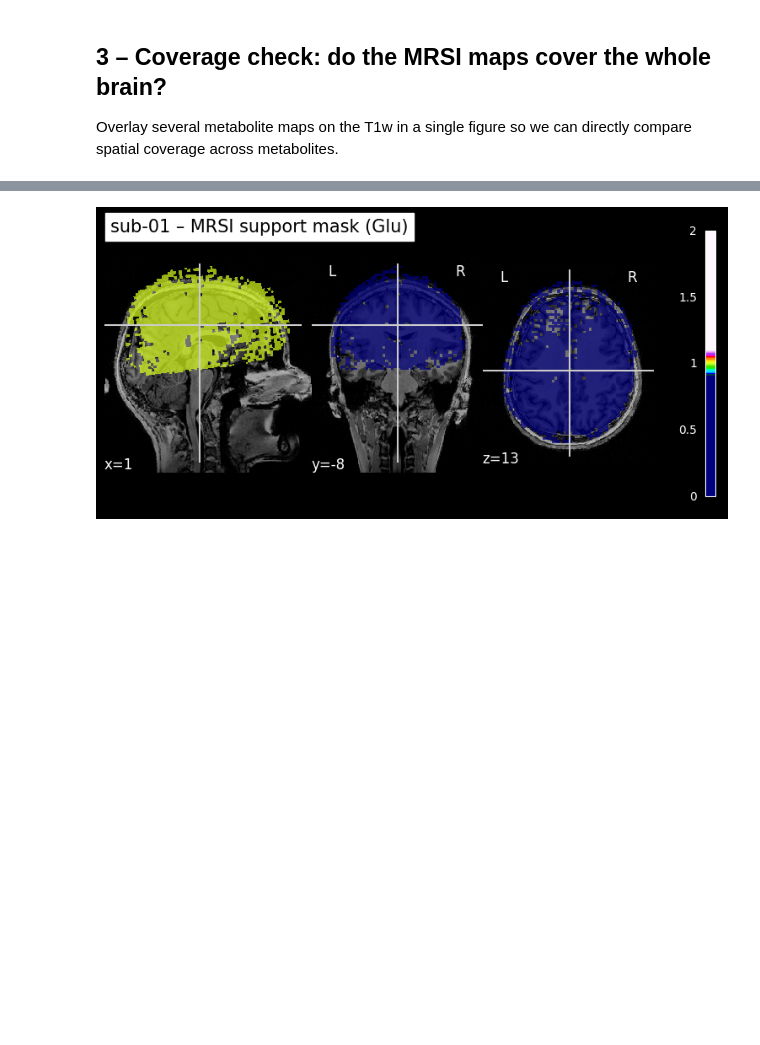
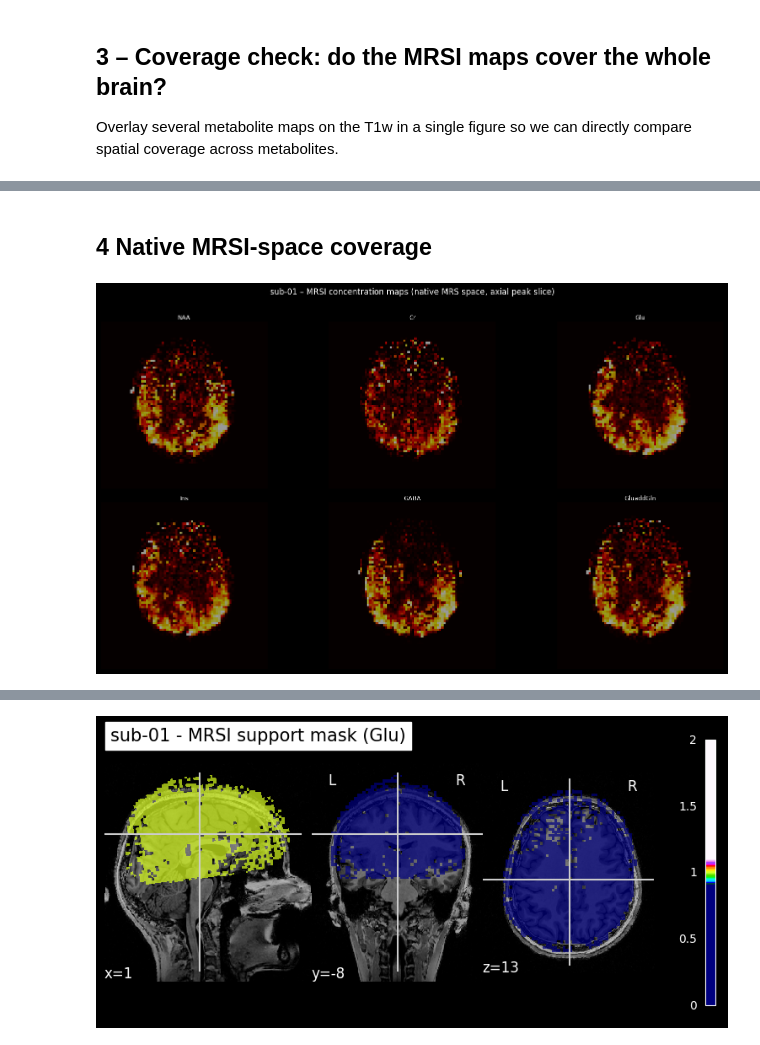
Before and after one commit to daoudmines-collab/FCBG_project_Connectome_registraction, a Jupyter notebook: results.ipynb, the cells around one changed output, grey strips where cells are left out. Drawn from its saved outputs; the diff is of its cells as text; code cells hidden in the pictures; blank space fills up the shorter version.

```diff
--- a/results.ipynb
+++ b/results.ipynb
@@ -77,0 +69,15 @@ NameError: name 'plt' is not defined
+# %% [markdown]
+## 4  Native MRSI-space coverage
+# %%
+# one panel per metabolite, peak axial slice, normalised individually.
+MOSAIC_MAPS = [
+    f"{SUBJ}_{SES}_acq-OrigRes_desc-NAA_mrsi.nii.gz",
+    f"{SUBJ}_{SES}_acq-OrigRes_desc-Cr_mrsi.nii.gz",
+    f"{SUBJ}_{SES}_acq-OrigRes_desc-Glu_mrsi.nii.gz",
+    f"{SUBJ}_{SES}_acq-OrigRes_desc-Ins_mrsi.nii.gz",
+    f"{SUBJ}_{SES}_acq-OrigRes_desc-GABA_mrsi.nii.gz",
+    f"{SUBJ}_{SES}_acq-OrigRes_desc-GluaddGln_mrsi.nii.gz",
+]
+plot_mrsi_mosaic(MOSAIC_MAPS, MRS_DIR, subj=SUBJ, cmap="hot", cols=3)
+# %% [output]
+[figure, added]
```
Also changed, not shown: parts of 7 cells of this notebook, 2 other files.
